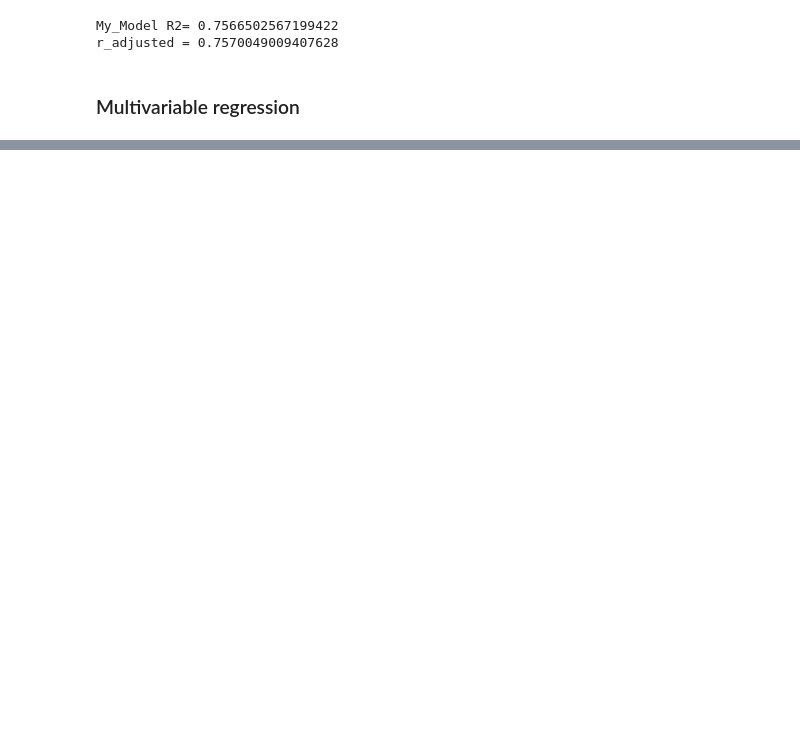
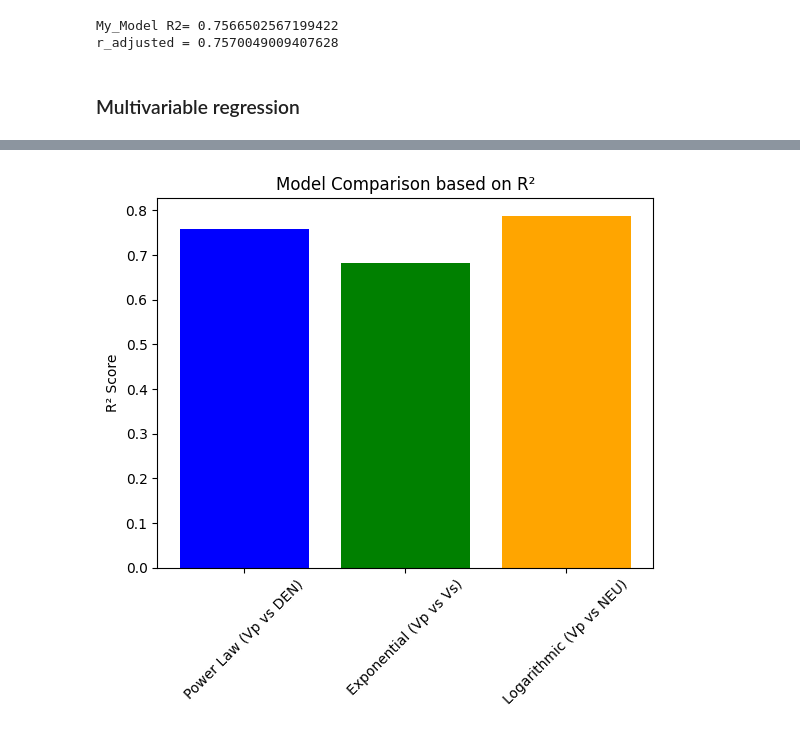
Before and after one commit to GitLars0/Teknisk-Modellering, a Jupyter notebook: ass_3/Project3_1.ipynb, the cells around one changed output, grey strips where cells are left out. Saved outputs shown, nothing was run; the diff lists cells and outputs as text; code cells hidden in the pictures; blank space fills up the shorter version.

```diff
--- a/ass_3/Project3_1.ipynb
+++ b/ass_3/Project3_1.ipynb
@@ -443,0 +630,15 @@ r_adjusted = 0.7570049009407628
+# %%
+model_r2_scores = {
+    "Power Law (Vp vs DEN)": 0.7579363665252637,
+    "Exponential (Vp vs Vs)": 0.6821331485053261,
+    "Logarithmic (Vp vs NEU)": 0.7881984431663592
+}
+
+plt.figure()
+plt.bar(model_r2_scores.keys(), model_r2_scores.values(), color=['blue', 'green', 'orange'])
+plt.ylabel("R² Score")
+plt.title("Model Comparison based on R²")
+plt.xticks(rotation=45)
+plt.show()
+# %% [output]
+[figure, added]
```
Also changed, not shown: parts of 21 cells of this notebook, 2 other files.
